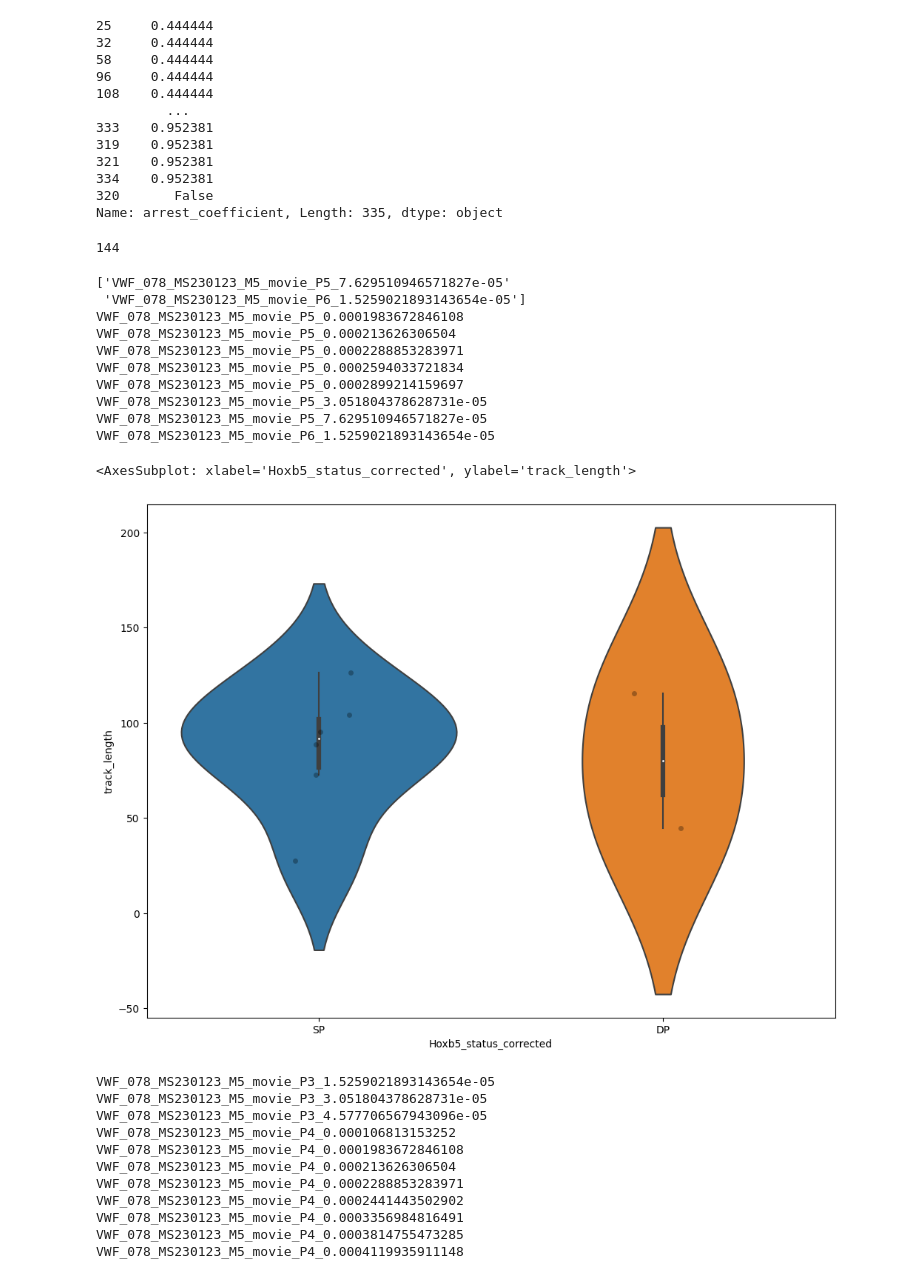
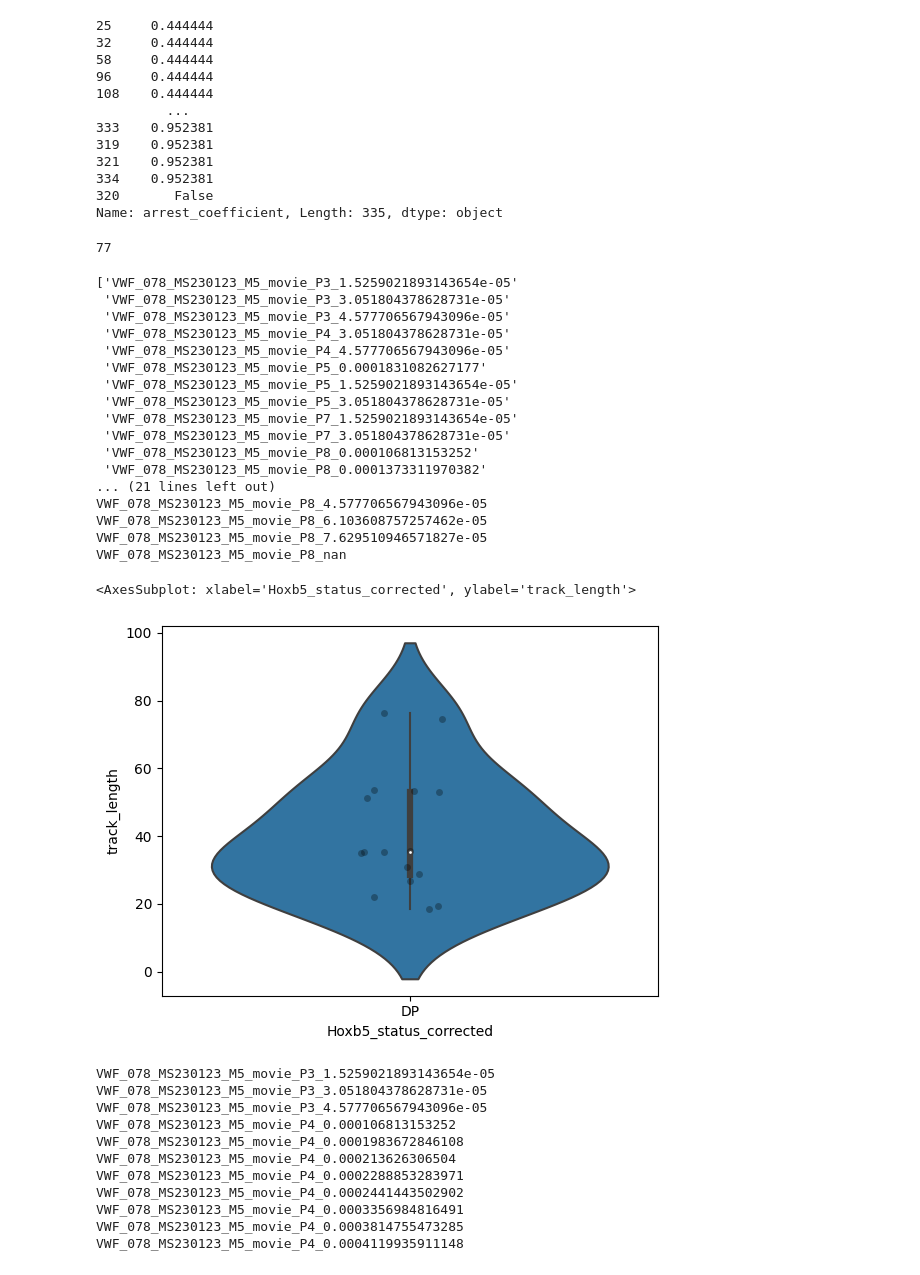
Before and after one commit to Mas515/Image_analysis, a Jupyter notebook: IVM_3D_trackplot_old.ipynb, the cells around one changed output. Saved outputs shown, nothing was run; the diff lists cells and outputs as text; code cells hidden in the pictures.

```diff
--- a/IVM_3D_trackplot_old.ipynb
+++ b/IVM_3D_trackplot_old.ipynb
@@ -18,7 +18,7 @@ import os
 #if movies are in lots of different folders
 file_list=[]
 # folderpath='/Users/secchim/Downloads/CellProfiler/movie_processing/movie_output'
-folderpath='/Users/secchim/Downloads/CellProfiler/movie_processing/old_movie_output'
+folderpath='/Users/secchim/Downloads/CellProfiler/movie_processing/old_movie_output3'
 for root,dirs, files in os.walk(folderpath):
     for file in files:
         if file.endswith('DP.csv'):
@@ -32,7 +32,7 @@ print(dataDP)
 
 file_list=[]
 # folderpath='/Users/secchim/Downloads/CellProfiler/movie_processing/movie_output'
-folderpath='/Users/secchim/Downloads/CellProfiler/movie_processing/old_movie_output'
+folderpath='/Users/secchim/Downloads/CellProfiler/movie_processing/old_movie_output3'
 for root,dirs, files in os.walk(folderpath):
     for file in files:
         if file.endswith('SP.csv'):
@@ -551,9 +523,9 @@ Name: arrest_coefficient, Length: 335, dtype: object
 number_of_cells=data['Final_Cell_ID'].unique()
 print(len(number_of_cells))
 
-data.to_csv('/Users/secchim/Downloads/CellProfiler/movie_processing/old_movie_output/combined_data.csv')
+data.to_csv('/Users/secchim/Downloads/CellProfiler/movie_processing/old_movie_output3/combined_data3.csv')
 # %% [output]
-144
+77
 # %%
 #PLOTTING RESULTS of track length
 
@@ -563,7 +535,7 @@ import seaborn as sns
 #Either:
 # datax=data
 #Or
-data= pd.read_csv("/Users/secchim/Downloads/CellProfiler/movie_processing/old_movie_output/combined_data.csv", header = 0)
+data= pd.read_csv("/Users/secchim/Downloads/CellProfiler/movie_processing/old_movie_outputv6/combined_data3.csv", header = 0)
 data.dropna()
 count_DP=0
 
@@ -582,7 +554,7 @@ for i, newdf in grouped:
     count_DP=newdf.shape[0]
     # print(count_DP)
     # if count_DP > (len(newdf.index))/2:
-    if count_DP > 3:#was 3
+    if count_DP > 10:#was 3
         Hoxb5Vwf_cells.append(i) #137
 # # print(Hoxb5Vwf_cells)
     # dflist.append(newdf)
@@ -631,44 +603,51 @@ for i in datax.index:
 # for i, newdf in grouped:
 #     if i in Hoxb5Vwf_list:
 #         newdf['Hoxb5_status_corrected']='DP'
 #     else:
 #         newdf['Hoxb5_status_corrected']='SP'
 #     dflist.append(newdf)
 # data=pd.concat(dflist)
 
 # https://datavizpyr.com/boxplots-with-points-using-seaborn-in-python/
 #https://seaborn.pydata.org/generated/seaborn.stripplot.html
 datab=datax[['Final_Cell_ID', 'Hoxb5_status_corrected', 'track_length']]#or datax
 
 df_list =[]
 grouped=datab.groupby(['Final_Cell_ID'])
 for i, newdf in grouped:
     if len(newdf.index) >=11:#was 11
         df_list.append(newdf)
         print(i)
 datab=pd.concat(df_list)
 # print(len(datab))
 
 
 dx=datab.drop_duplicates()
 dx=dx[dx['track_length']!=0]
 
 # print(dx)
 sns.stripplot(x=('Hoxb5_status_corrected'), y="track_length", data=dx, dodge=True, color='black', alpha=0.3)
 sns.violinplot(x=('Hoxb5_status_corrected'), y="track_length", data=dx, )
 # %% [output]
-['VWF_078_MS230123_M5_movie_P5_7.629510946571827e-05'
- 'VWF_078_MS230123_M5_movie_P6_1.5259021893143654e-05']
-VWF_078_MS230123_M5_movie_P5_0.0001983672846108
-VWF_078_MS230123_M5_movie_P5_0.000213626306504
-VWF_078_MS230123_M5_movie_P5_0.0002288853283971
-VWF_078_MS230123_M5_movie_P5_0.0002594033721834
-VWF_078_MS230123_M5_movie_P5_0.0002899214159697
-VWF_078_MS230123_M5_movie_P5_3.051804378628731e-05
-VWF_078_MS230123_M5_movie_P5_7.629510946571827e-05
-VWF_078_MS230123_M5_movie_P6_1.5259021893143654e-05
+['VWF_078_MS230123_M5_movie_P3_1.5259021893143654e-05'
+ 'VWF_078_MS230123_M5_movie_P3_3.051804378628731e-05'
+ 'VWF_078_MS230123_M5_movie_P3_4.577706567943096e-05'
+ 'VWF_078_MS230123_M5_movie_P4_3.051804378628731e-05'
+ 'VWF_078_MS230123_M5_movie_P4_4.577706567943096e-05'
+ 'VWF_078_MS230123_M5_movie_P5_0.0001831082627177'
+ 'VWF_078_MS230123_M5_movie_P5_1.5259021893143654e-05'
+ 'VWF_078_MS230123_M5_movie_P5_3.051804378628731e-05'
+ 'VWF_078_MS230123_M5_movie_P7_1.5259021893143654e-05'
+ 'VWF_078_MS230123_M5_movie_P7_3.051804378628731e-05'
+ 'VWF_078_MS230123_M5_movie_P8_0.000106813153252'
+ 'VWF_078_MS230123_M5_movie_P8_0.0001373311970382'
+... (21 lines left out)
+VWF_078_MS230123_M5_movie_P8_4.577706567943096e-05
+VWF_078_MS230123_M5_movie_P8_6.103608757257462e-05
+VWF_078_MS230123_M5_movie_P8_7.629510946571827e-05
+VWF_078_MS230123_M5_movie_P8_nan
 <AxesSubplot: xlabel='Hoxb5_status_corrected', ylabel='track_length'>
-[figure, old version]
+[figure, new version]
 # %%
 #NOT NECESSARY HERE BECAUSE ALL MOVIES WERE 1H - NOT OPTIMIZED, DOESNT WORK
 
```
Also changed, not shown: parts of 16 cells of this notebook.
